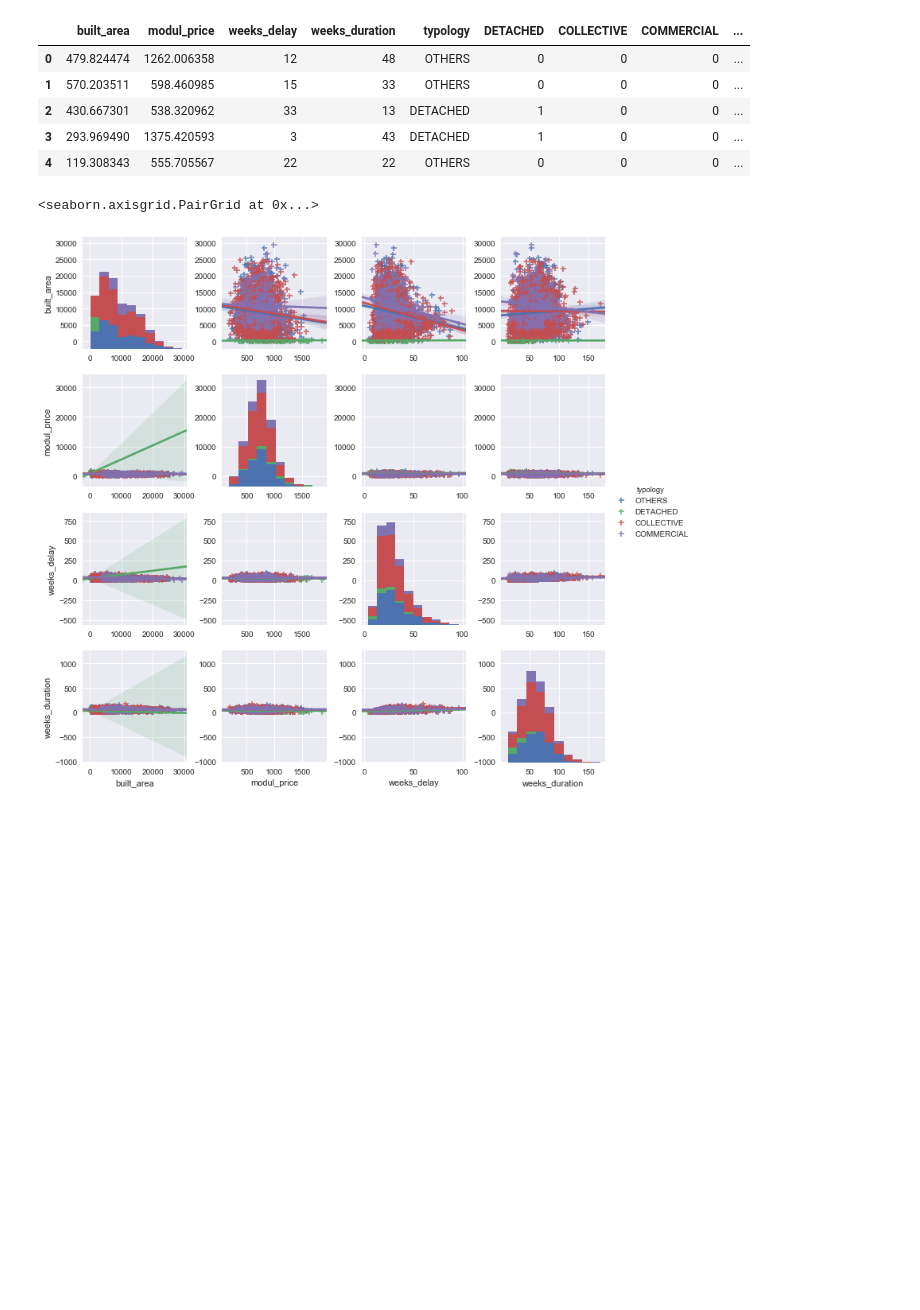
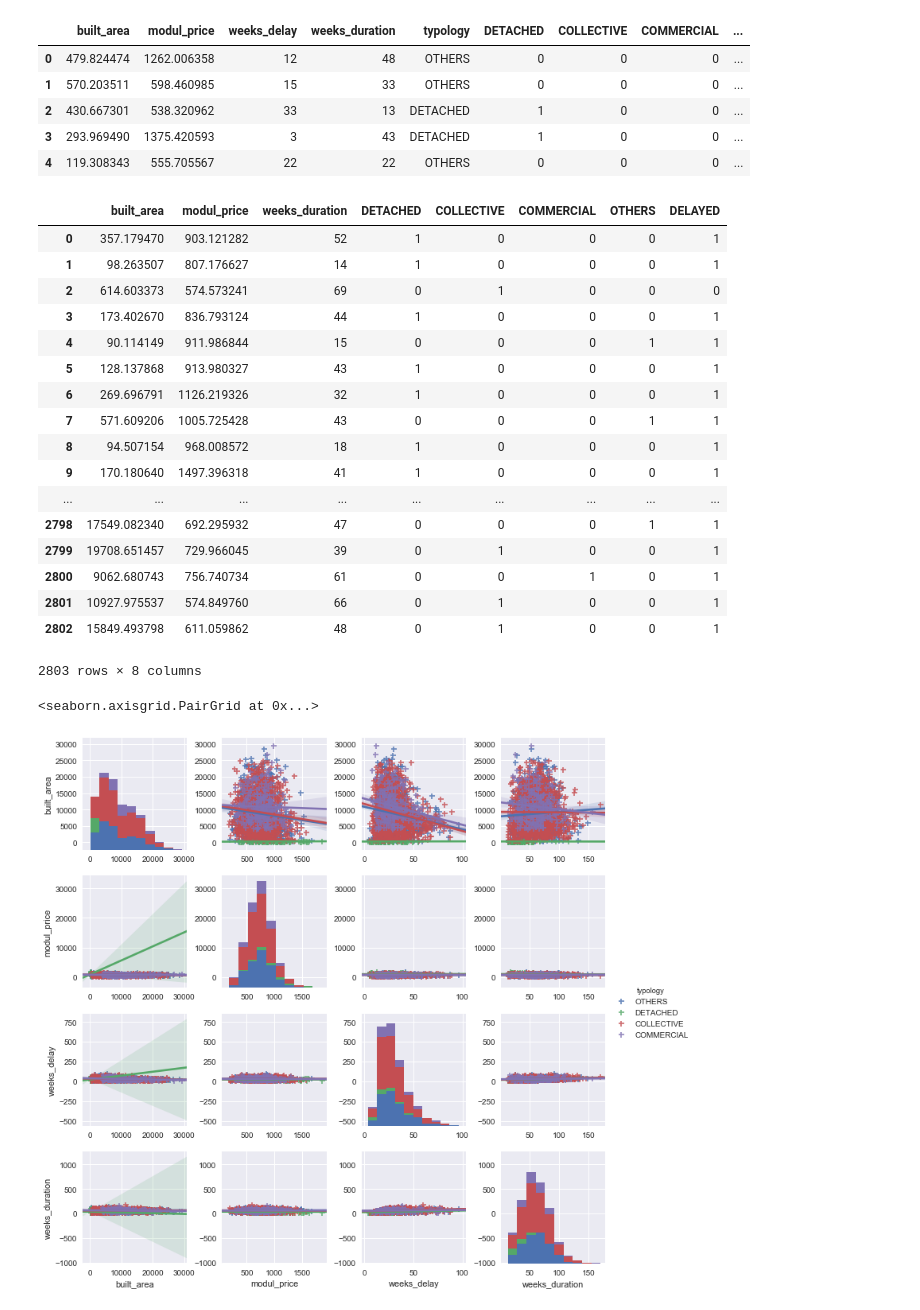
Before and after one commit to hguadalupe/master-data-science, a Jupyter notebook: PFM_SaB/Modelo_presupuesto_Construcc/Construction_budget_delay_detector.ipynb, the cells around one changed output. Saved outputs shown, nothing was run; the diff lists cells and outputs as text; code cells hidden in the pictures; blank space fills up the shorter version.

```diff
--- a/PFM_SaB/Modelo_presupuesto_Construcc/Construction_budget_delay_detector.ipynb
+++ b/PFM_SaB/Modelo_presupuesto_Construcc/Construction_budget_delay_detector.ipynb
@@ -213,6 +209,27 @@ prepared_const = const_tot.drop(['typology','weeks_delay'],axis=1)
 prepared_const = pd.concat([prepared_const,const_OHE],axis=1)
 prepared_const.mean().to_csv("./protomean_CSV")
 prepared_const.std().to_csv("./protostd_CSV")
+# %%
+prepared_const
+# %% [output]
+|  | built_area | modul_price | weeks_duration | DETACHED | COLLECTIVE | COMMERCIAL | OTHERS | DELAYED |
+| 0 | 357.179470 | 903.121282 | 52 | 1 | 0 | 0 | 0 | 1 |
+| 1 | 98.263507 | 807.176627 | 14 | 1 | 0 | 0 | 0 | 1 |
+| 2 | 614.603373 | 574.573241 | 69 | 0 | 1 | 0 | 0 | 0 |
+| 3 | 173.402670 | 836.793124 | 44 | 1 | 0 | 0 | 0 | 1 |
+| 4 | 90.114149 | 911.986844 | 15 | 0 | 0 | 0 | 1 | 1 |
+| 5 | 128.137868 | 913.980327 | 43 | 1 | 0 | 0 | 0 | 1 |
+| 6 | 269.696791 | 1126.219326 | 32 | 1 | 0 | 0 | 0 | 1 |
+| 7 | 571.609206 | 1005.725428 | 43 | 0 | 0 | 0 | 1 | 1 |
+| 8 | 94.507154 | 968.008572 | 18 | 1 | 0 | 0 | 0 | 1 |
+| 9 | 170.180640 | 1497.396318 | 41 | 1 | 0 | 0 | 0 | 1 |
+| ... | ... | ... | ... | ... | ... | ... | ... | ... |
+| 2798 | 17549.082340 | 692.295932 | 47 | 0 | 0 | 0 | 1 | 1 |
+| 2799 | 19708.651457 | 729.966045 | 39 | 0 | 1 | 0 | 0 | 1 |
+| 2800 | 9062.680743 | 756.740734 | 61 | 0 | 0 | 1 | 0 | 1 |
+| 2801 | 10927.975537 | 574.849760 | 66 | 0 | 1 | 0 | 0 | 1 |
+| 2802 | 15849.493798 | 611.059862 | 48 | 0 | 1 | 0 | 0 | 1 |
+2803 rows × 8 columns
 # %%
 #Preview of the Data Set, looking for correlations. Let's filter the DF with the bigger grop of the target,
 #observations DELAYED = True.
```
Also changed, not shown: parts of 6 cells of this notebook, 3 other files.
